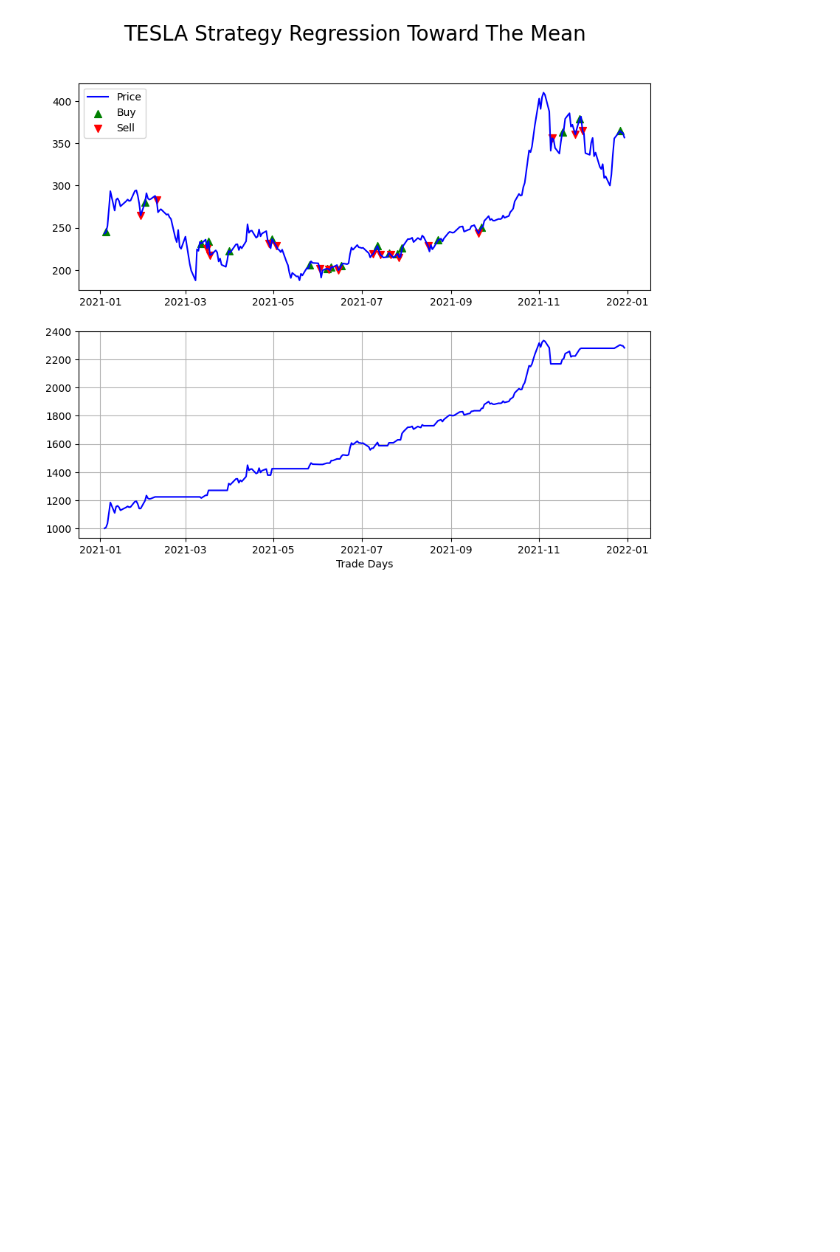
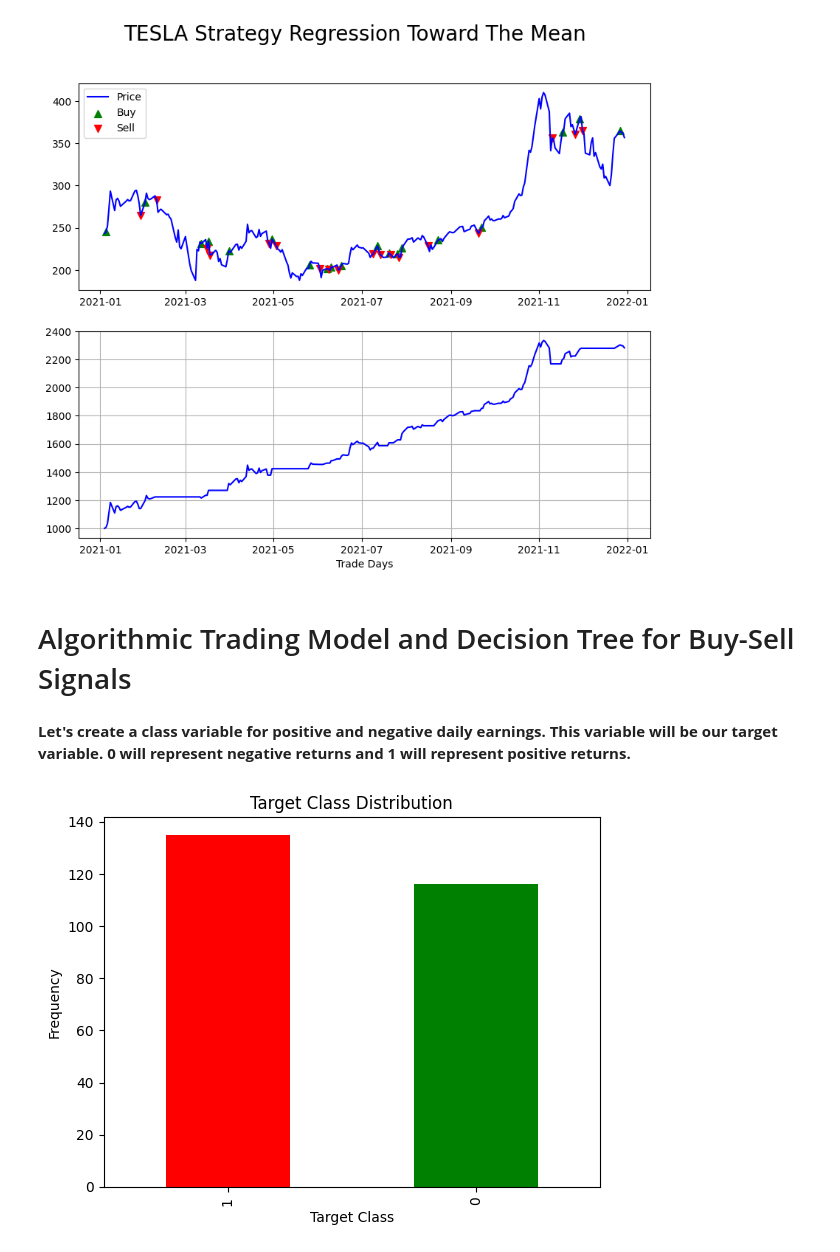
Before and after one commit to batuhanmtl/Time-Series-Analysis, a Jupyter notebook: Multivariate Regression/StockPricePrediction.ipynb, the cells around one changed output. Saved outputs shown, nothing was run; the diff lists cells and outputs as text; code cells hidden in the pictures; blank space fills up the shorter version.

```diff
--- a/Multivariate Regression/StockPricePrediction.ipynb
+++ b/Multivariate Regression/StockPricePrediction.ipynb
@@ -429,3 +429,18 @@ plt.xlabel('Trade Days')
 plt.show()
 # %% [output]
 [figure]
+# %% [markdown]
+# Algorithmic Trading Model and Decision Tree for Buy-Sell Signals
+# %% [markdown]
+<b>Let's create a class variable for positive and negative daily earnings. This variable will be our target variable. 0 will represent negative returns and 1 will represent positive returns.<b>
+# %%
+df["target_cls"] = np.where(df["return"]>0,1,0)
+# %%
+cnt = pd.value_counts(df["target_cls"], sort = True)
+cnt.plot(kind = 'bar', color=["red","green"])
+plt.title("Target Class Distribution")
+plt.xlabel("Target Class")
+plt.ylabel("Frequency")
+plt.show()
+# %% [output]
+[figure, added]
```
Also changed, not shown: parts of 2 cells of this notebook.
